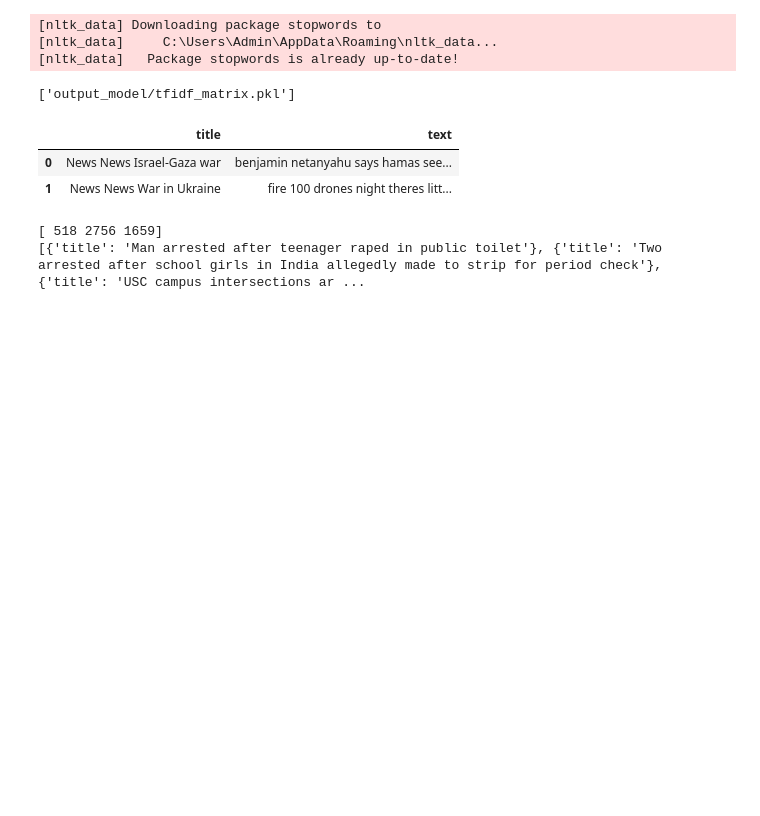
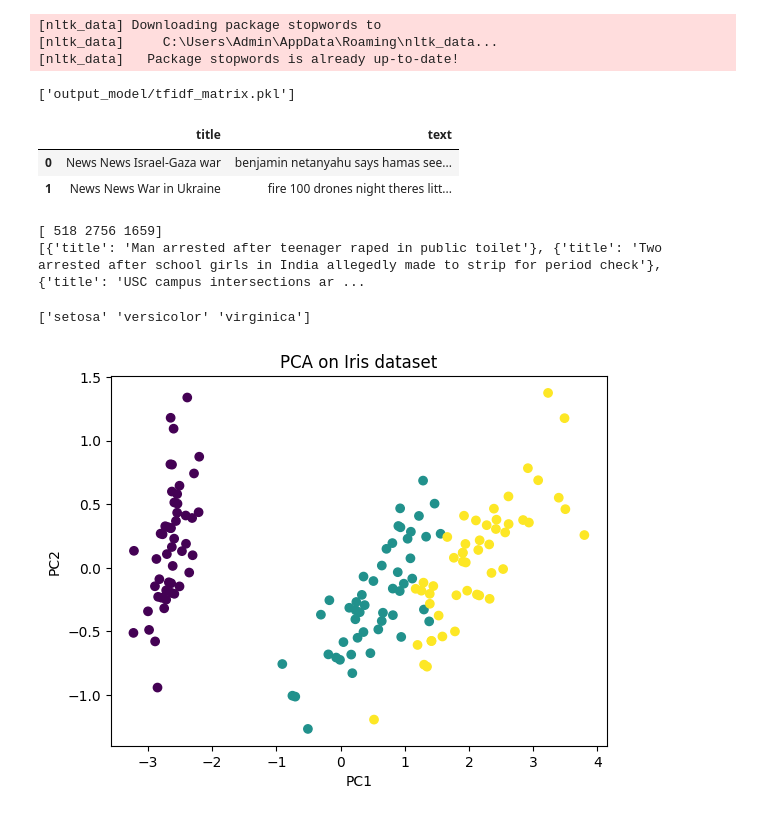
Before and after one commit to onemorelight-hub/news_similarity_analysis, a Jupyter notebook: news_similarity_analysis.ipynb, the cells around one changed output. Saved outputs shown, nothing was run; the diff lists cells and outputs as text; code cells hidden in the pictures; blank space fills up the shorter version.

```diff
--- a/news_similarity_analysis.ipynb
+++ b/news_similarity_analysis.ipynb
@@ -74,3 +74,26 @@ print(get_similar_news(text))
 # %% [output]
 [ 518 2756 1659]
 [{'title': 'Man arrested after teenager raped in public toilet'}, {'title': 'Two arrested after school girls in India allegedly made to strip for period check'}, {'title': 'USC campus intersections ar ...
+# %%
+from sklearn.decomposition import PCA
+from sklearn.datasets import load_iris
+import matplotlib.pyplot as plt
+
+# Load data
+data = load_iris()
+X = data.data
+y = data.target
+
+# Apply PCA
+pca = PCA(n_components=2)
+X_reduced = pca.fit_transform(X)
+
+# Plot
+plt.scatter(X_reduced[:, 0], X_reduced[:, 1], c=y)
+plt.title("PCA on Iris dataset")
+plt.xlabel("PC1")
+plt.ylabel("PC2")
+plt.show()
+# %% [output]
+['setosa' 'versicolor' 'virginica']
+[figure, added]
```
Also changed, not shown: parts of 12 cells of this notebook, 1 other file.
